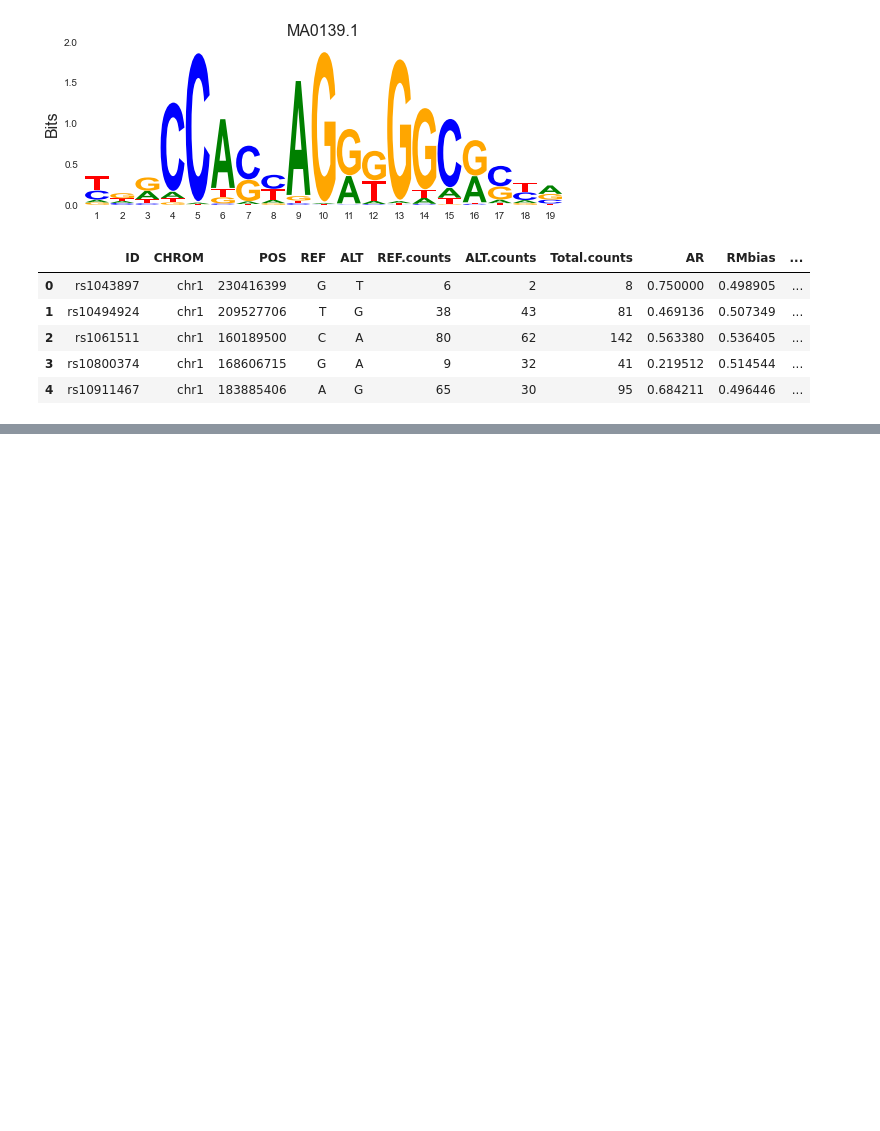
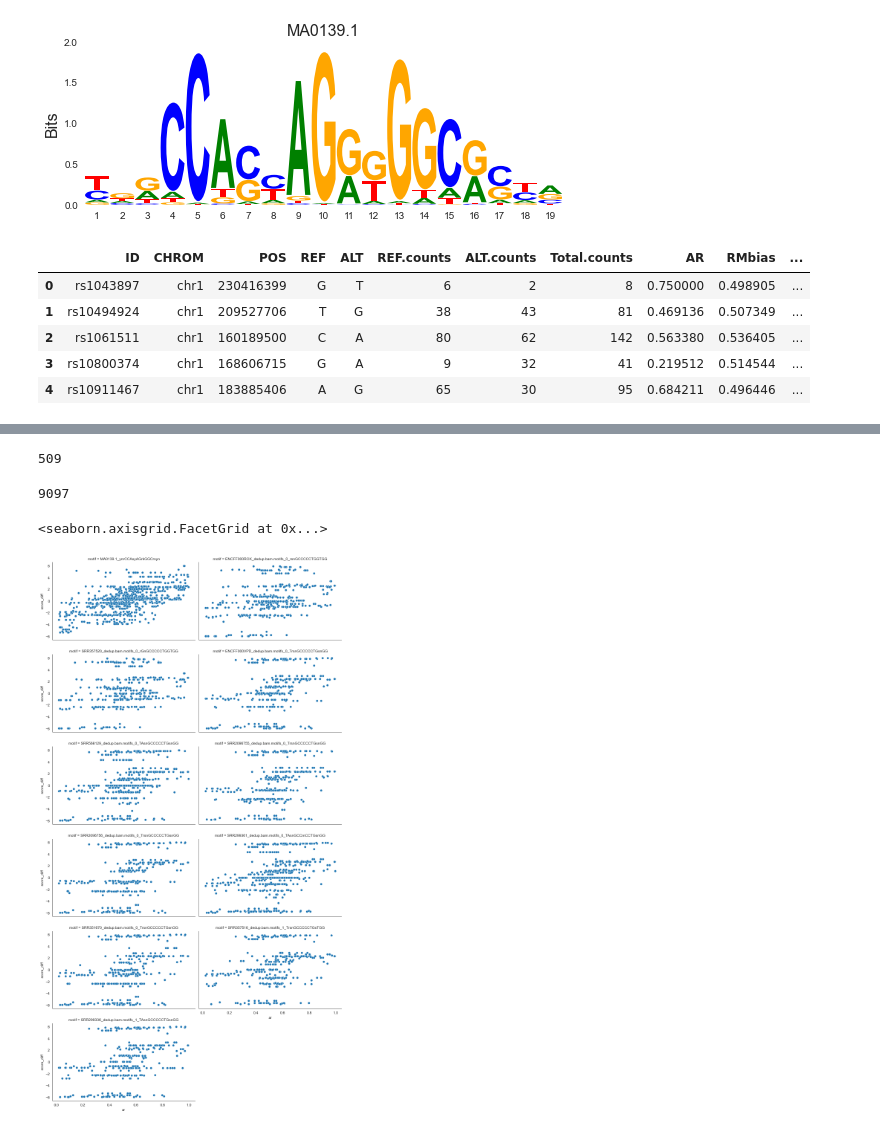
Before and after one commit to BAAL-NF/nopeak-utils, a Jupyter notebook: motif_and_asb.ipynb, the cells around one changed output, grey strips where cells are left out. Saved outputs shown, nothing was run; the diff lists cells and outputs as text; code cells hidden in the pictures; blank space fills up the shorter version.

```diff
--- a/motif_and_asb.ipynb
+++ b/motif_and_asb.ipynb
@@ -30,7 +39,7 @@ jaspar_motifs[0].plot_logo()
 <logomaker.src.Logo.Logo at 0x...>
 [figure]
 # %%
-asb_data = dd.read_csv("asb/*.csv", include_path_column=True)
+asb_data = dd.read_csv("ctcf/asb/*.csv", include_path_column=True)
 asb_data.head()
 # %% [output]
 |  | ID | CHROM | POS | REF | ALT | REF.counts | ALT.counts | Total.counts | AR | RMbias | ... |
@@ -54,8 +51,5 @@ old_asb_data.head()
 # %%
-asb_sites = asb_data[asb_data.isASB].compute()
+asb_sites = asb_data.compute()
-# %%
-genome = ReferenceGenome("genome/hg19.fa.bz2")
-genome.offset = 25
 # %%
 asb_peak_sites = asb_sites[asb_sites.peak].reset_index(drop=True)
 asb_peak_sites.head()
@@ -156,8 +136,8 @@ class ScoreSet():
 # %%
-# test = ScoreSet(asb_sites, jaspar_motifs, genome)
-test = ScoreSet(old_asb_data, jaspar_motifs, genome)
-score_set = test.get_best_scores()
-score_set["score_diff"] = score_set.ref_score - score_set.alt_score
+# test = ScoreSet(asb_sites, jaspar_motifs + high_kmer_motifs, genome)
+test = ScoreSet(asb_peak_sites, jaspar_motifs + high_kmer_motifs, genome)
+# test = ScoreSet(asb_peak_sites, jaspar_motifs + high_ic_motifs, genome)
+score_set = test.get_best_scores(fpr=0.01)
 # %% [output]
 Fontconfig warning: ignoring UTF-8: not a valid region tag
 Fontconfig warning: ignoring UTF-8: not a valid region tag
@@ -313,0 +163,15 @@ sns.scatterplot(data = scatter_coords, x="AR", y="score")
+# %%
+len(score_set.id.unique())
+# %% [output]
+509
+# %%
+len(asb_peak_sites.ID.unique())
+# %% [output]
+9097
+# %%
+plot_data = score_set[round(score_set.score_diff, 6) != 0.]
+g = sns.FacetGrid(plot_data, col="motif", height=3.5, aspect=1.65, col_wrap=2)
+g.map(sns.scatterplot, "ar", "score_diff")
+# %% [output]
+<seaborn.axisgrid.FacetGrid at 0x...>
+[figure, added]
```
Also changed, not shown: parts of 38 cells of this notebook, 8 other files.
